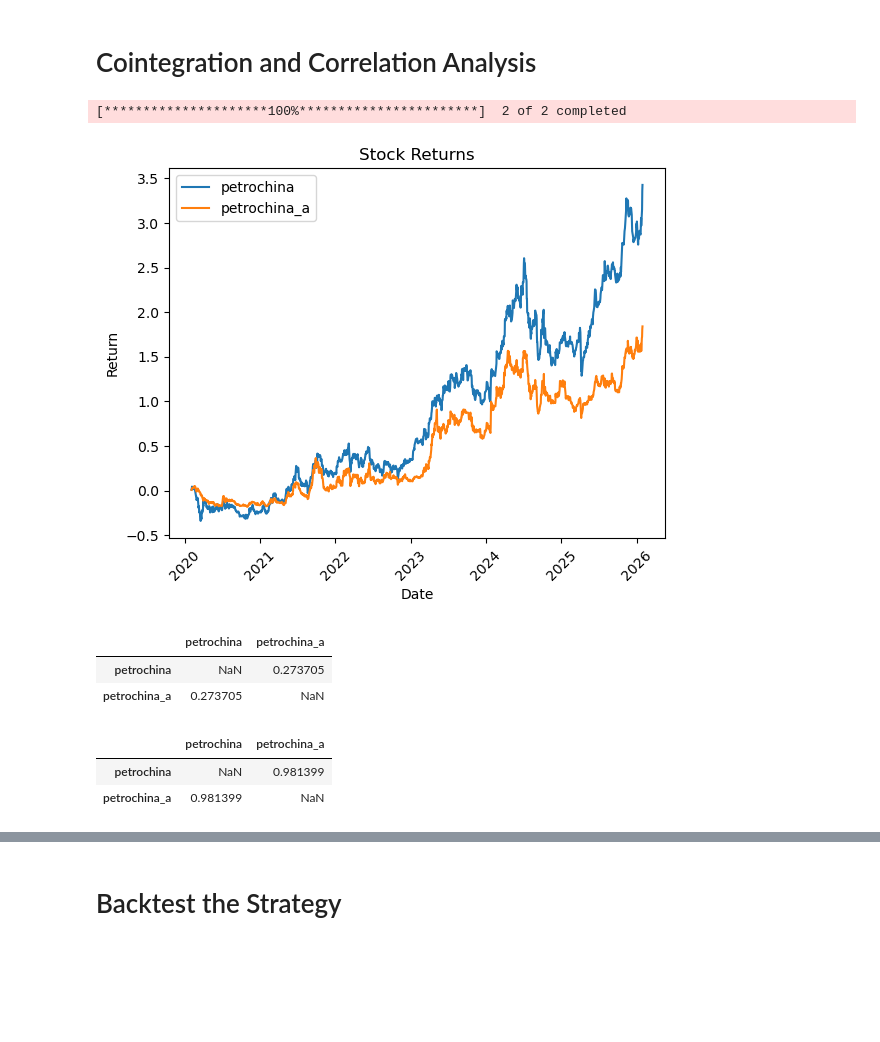
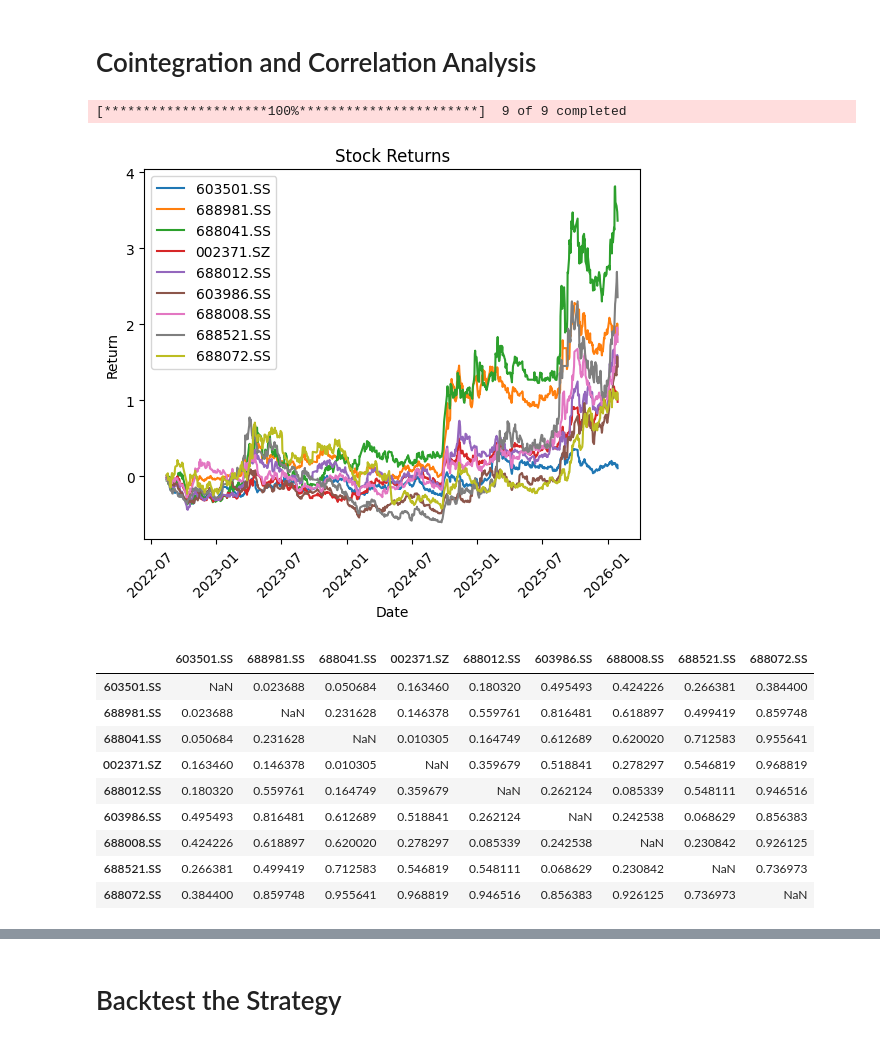
Before and after one commit to PilotTam/pair_trade, a Jupyter notebook: pair_trade_w_leverage_log.ipynb, the cells around one changed output, grey strips where cells are left out. Cells and saved outputs as stored; diff of their text form; code cells hidden in the pictures; blank space fills up the shorter version.

```diff
--- a/pair_trade_w_leverage_log.ipynb
+++ b/pair_trade_w_leverage_log.ipynb
@@ -91,12 +220,14 @@ name_mapping = {
+# %%
+start_date = "2020-07-01"
+end_date = "2026-01-30"
 # %%
-# Pairwise cointegration and correlation matrix for all selected tickers
+# Pairwise cointegration, correlation, and ADF spread test for all selected tickers
+
 results = []
-start_date = "2020-02-01"
-end_date = "2026-01-30"
 
 # Fetch price data for all tickers
 price_data = fetch_stock_data(tickers, start_date, end_date)
-price_data = price_data.fillna(method='ffill').dropna()
+price_data = price_data.ffill().dropna()
 returns = (price_data.pct_change().dropna() + 1).cumprod() - 1
 
 # Use the same series type as before (cumulative returns) for comparison
@@ -128,6 +259,13 @@ for s1, s2 in combinations(tickers, 2):
     except Exception:
         coint_p = np.nan
 
+    # ADF test on the raw spread (stock1 - stock2)
+    spread = price_data[s1] - price_data[s2]
+    try:
+        adf_spread_p = adfuller(spread.dropna(), maxlag=1)[1]
+    except Exception:
+        adf_spread_p = np.nan
+
     # Correlation (on the same series)
     corr = x.corr(y)
 
@@ -136,55 +274,70 @@ for s1, s2 in combinations(tickers, 2):
         'Stock2': s2,
         'Cointegration_pvalue': coint_p,
         'ADF_resid_pvalue': adf_p,
+        'ADF_spread_pvalue': adf_spread_p,
         'Correlation': corr
     })
 
 # Tidy results dataframe for pair list
 results_df = pd.DataFrame(results)
 
 # Build symmetric matrices (tickers as rows/cols)
 cointegration_matrix = pd.DataFrame(np.nan, index=tickers, columns=tickers)
+adf_resid_matrix = pd.DataFrame(np.nan, index=tickers, columns=tickers)
+adf_spread_matrix = pd.DataFrame(np.nan, index=tickers, columns=tickers)
 correlation_matrix = pd.DataFrame(np.nan, index=tickers, columns=tickers)
 
 for _, row in results_df.iterrows():
     s1 = row['Stock1']
     s2 = row['Stock2']
     cointegration_matrix.loc[s1, s2] = row['Cointegration_pvalue']
     cointegration_matrix.loc[s2, s1] = row['Cointegration_pvalue']
+    adf_resid_matrix.loc[s1, s2] = row['ADF_resid_pvalue']
+    adf_resid_matrix.loc[s2, s1] = row['ADF_resid_pvalue']
+    adf_spread_matrix.loc[s1, s2] = row['ADF_spread_pvalue']
+    adf_spread_matrix.loc[s2, s1] = row['ADF_spread_pvalue']
     correlation_matrix.loc[s1, s2] = row['Correlation']
     correlation_matrix.loc[s2, s1] = row['Correlation']
 
-# Optionally map tickers to names for nicer display (preserve tickers if missing)
-named_index = [name_mapping.get(t, t) for t in tickers]
-cointegration_matrix_named = cointegration_matrix.copy()
-cointegration_matrix_named.index = named_index
-cointegration_matrix_named.columns = named_index
-correlation_matrix_named = correlation_matrix.copy()
-correlation_matrix_named.index = named_index
-correlation_matrix_named.columns = named_index
+# # Optionally map tickers to names for nicer display (preserve tickers if missing)
+# named_index = [name_mapping.get(t, t) for t in tickers]
+# cointegration_matrix_named = cointegration_matrix.copy()
+# cointegration_matrix_named.index = named_index
+# cointegration_matrix_named.columns = named_index
+# adf_resid_matrix_named = adf_resid_matrix.copy()
+# adf_resid_matrix_named.index = named_index
+# adf_resid_matrix_named.columns = named_index
+# adf_spread_matrix_named = adf_spread_matrix.copy()
+# adf_spread_matrix_named.index = named_index
+# adf_spread_matrix_named.columns = named_index
+# correlation_matrix_named = correlation_matrix.copy()
+# correlation_matrix_named.index = named_index
+# correlation_matrix_named.columns = named_index
 
 for stock in tickers:
     paired_stock_data = returns[stock]
-    plt.plot(paired_stock_data, label=name_mapping[stock])
+    # plt.plot(paired_stock_data, label=name_mapping[stock])
+    plt.plot(paired_stock_data, label=stock)
 
 plt.title('Stock Returns')
 plt.xlabel('Date')
 plt.xticks(rotation=45)
 plt.ylabel('Return')
 plt.legend()
 plt.show()
 # %% [output]
-[*********************100%***********************]  2 of 2 completed
+[*********************100%***********************]  9 of 9 completed
-[figure, old version]
+[figure, new version]
-# %%
-cointegration_matrix_named
-# %% [output]
-|  | petrochina | petrochina_a |
-| petrochina | NaN | 0.273705 |
-| petrochina_a | 0.273705 | NaN |
-# %%
-correlation_matrix_named
-# %% [output]
-|  | petrochina | petrochina_a |
-| petrochina | NaN | 0.981399 |
-| petrochina_a | 0.981399 | NaN |
+# %%
+cointegration_matrix
+# %% [output]
+|  | 603501.SS | 688981.SS | 688041.SS | 002371.SZ | 688012.SS | 603986.SS | 688008.SS | 688521.SS | 688072.SS |
+| 603501.SS | NaN | 0.023688 | 0.050684 | 0.163460 | 0.180320 | 0.495493 | 0.424226 | 0.266381 | 0.384400 |
+| 688981.SS | 0.023688 | NaN | 0.231628 | 0.146378 | 0.559761 | 0.816481 | 0.618897 | 0.499419 | 0.859748 |
+| 688041.SS | 0.050684 | 0.231628 | NaN | 0.010305 | 0.164749 | 0.612689 | 0.620020 | 0.712583 | 0.955641 |
+| 002371.SZ | 0.163460 | 0.146378 | 0.010305 | NaN | 0.359679 | 0.518841 | 0.278297 | 0.546819 | 0.968819 |
+| 688012.SS | 0.180320 | 0.559761 | 0.164749 | 0.359679 | NaN | 0.262124 | 0.085339 | 0.548111 | 0.946516 |
+| 603986.SS | 0.495493 | 0.816481 | 0.612689 | 0.518841 | 0.262124 | NaN | 0.242538 | 0.068629 | 0.856383 |
+| 688008.SS | 0.424226 | 0.618897 | 0.620020 | 0.278297 | 0.085339 | 0.242538 | NaN | 0.230842 | 0.926125 |
+| 688521.SS | 0.266381 | 0.499419 | 0.712583 | 0.546819 | 0.548111 | 0.068629 | 0.230842 | NaN | 0.736973 |
+| 688072.SS | 0.384400 | 0.859748 | 0.955641 | 0.968819 | 0.946516 | 0.856383 | 0.926125 | 0.736973 | NaN |
```
Also changed, not shown: parts of 34 cells of this notebook, 1 other file.
